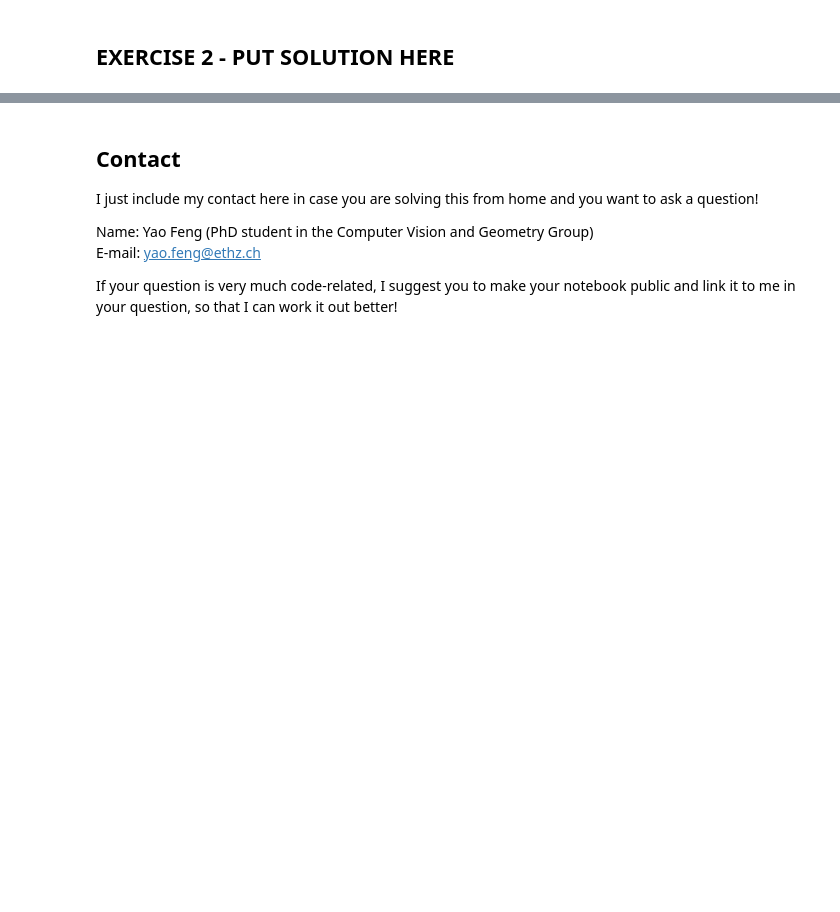
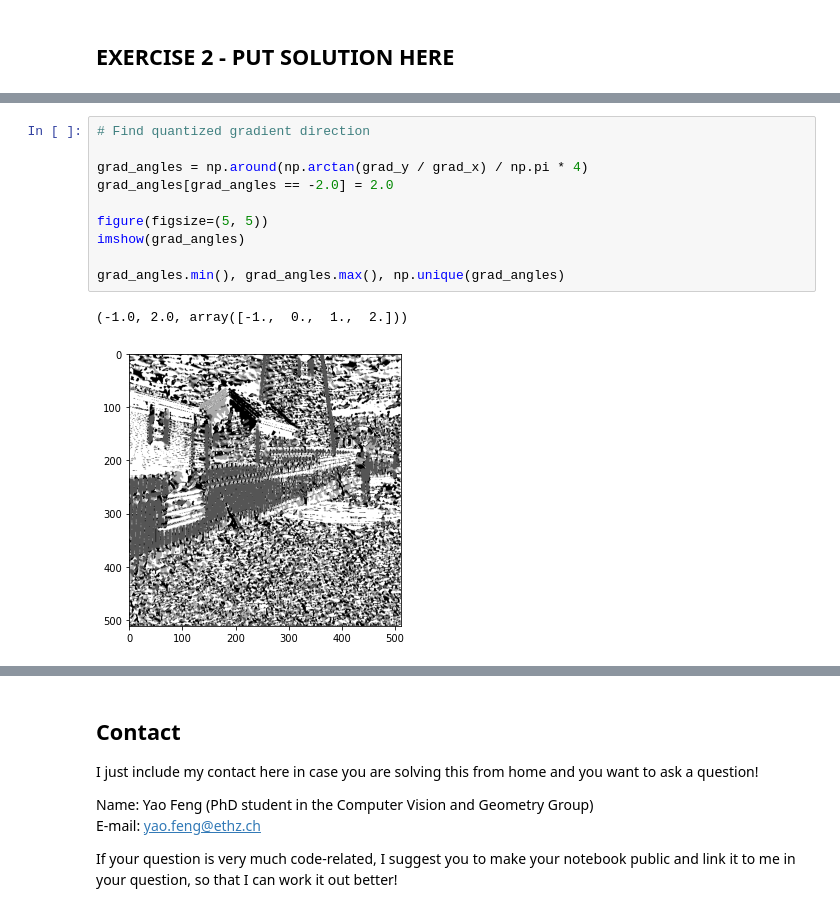
Before and after one commit to fedj99/viscomp2021, a Jupyter notebook: Exercises/W3/W3_exercise.ipynb, the cells around one changed output, grey strips where cells are left out. Saved outputs shown, nothing was run; the diff lists cells and outputs as text; blank space fills up the shorter version.

```diff
--- a/Exercises/W3/W3_exercise.ipynb
+++ b/Exercises/W3/W3_exercise.ipynb
@@ -176,0 +286,13 @@ display(slider)
+# %%
+# Find quantized gradient direction
+
+grad_angles = np.around(np.arctan(grad_y / grad_x) / np.pi * 4)
+grad_angles[grad_angles == -2.0] = 2.0
+
+figure(figsize=(5, 5))
+imshow(grad_angles)
+
+grad_angles.min(), grad_angles.max(), np.unique(grad_angles)
+# %% [output]
+(-1.0, 2.0, array([-1.,  0.,  1.,  2.]))
+[figure, added]
```
Also changed, not shown: parts of 17 cells of this notebook, 37 other files.
